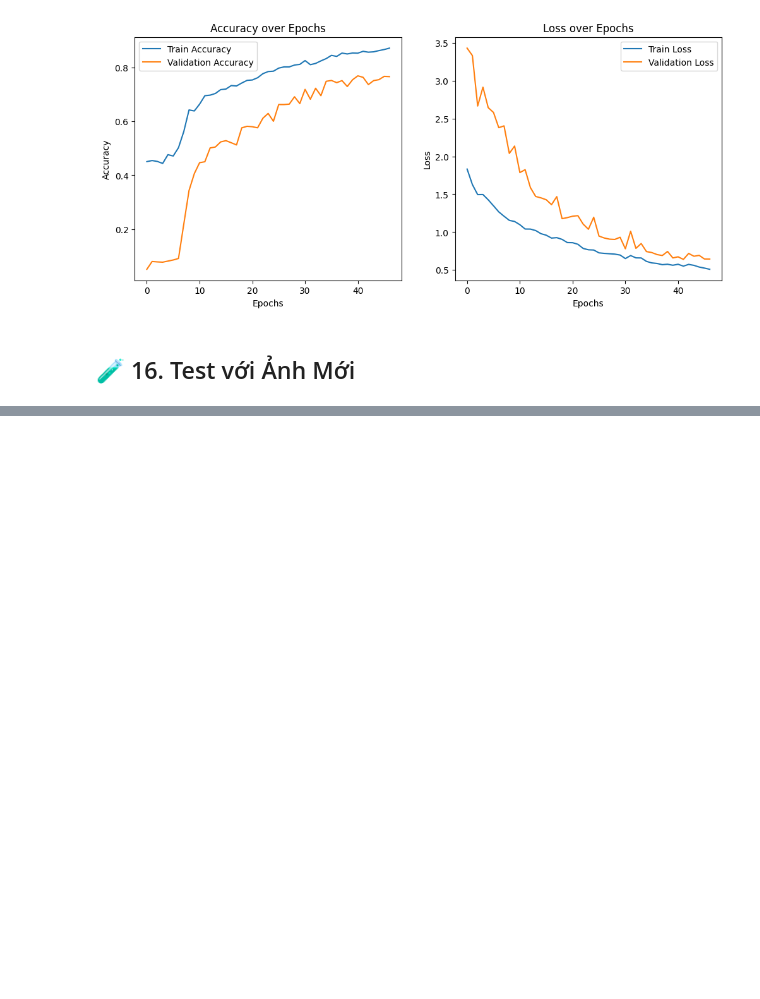
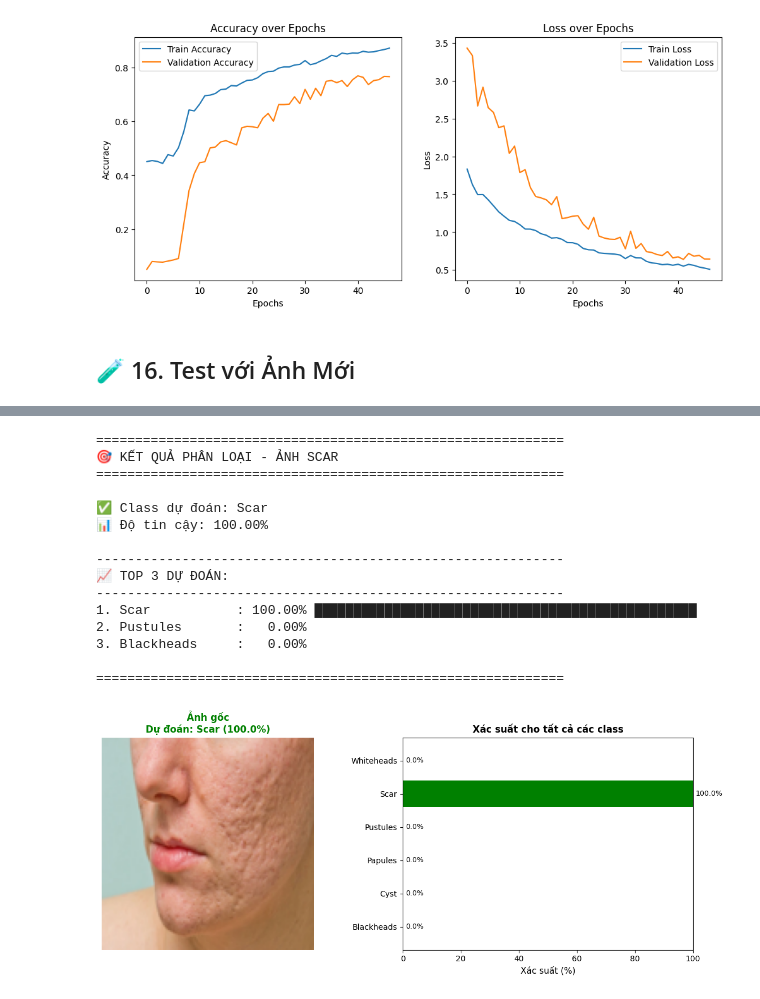
Before and after one commit to minhhuysgdev/CNN-ACNE-SCAR-FACE-decection, a Jupyter notebook: acne-classification-using-cnn.ipynb, the cells around one changed output, grey strips where cells are left out. Saved outputs shown, nothing was run; the diff lists cells and outputs as text; code cells hidden in the pictures; blank space fills up the shorter version.

```diff
--- a/acne-classification-using-cnn.ipynb
+++ b/acne-classification-using-cnn.ipynb
@@ -730,0 +731,76 @@ plt.show()
+# %%
+# Test với ảnh Scar
+image_path = "test/face_scar_tesst.png"
+
+# Load và preprocess ảnh
+img_array, original_img = load_and_preprocess_image(image_path)
+
+# Predict với model
+predictions = model.predict(img_array, verbose=0)
+
+# Lấy class có xác suất cao nhất
+predicted_class_idx = np.argmax(predictions[0])
+predicted_class_name = class_names[predicted_class_idx]
+confidence = predictions[0][predicted_class_idx] * 100
+
+# Lấy top 3 predictions
+top_3_indices = np.argsort(predictions[0])[-3:][::-1]
+top_3_classes = [class_names[i] for i in top_3_indices]
+top_3_confidences = [predictions[0][i] * 100 for i in top_3_indices]
+
+print("=" * 60)
+print("🎯 KẾT QUẢ PHÂN LOẠI - ẢNH SCAR")
+print("=" * 60)
+print(f"\n✅ Class dự đoán: {predicted_class_name}")
+print(f"📊 Độ tin cậy: {confidence:.2f}%")
+print("\n" + "-" * 60)
+print("📈 TOP 3 DỰ ĐOÁN:")
+print("-" * 60)
+for i, (cls, conf) in enumerate(zip(top_3_classes, top_3_confidences), 1):
+    bar_length = int(conf / 2)  # Scale bar để hiển thị
+    bar = "█" * bar_length
+    print(f"{i}. {cls:15s}: {conf:6.2f}% {bar}")
+
+print("\n" + "=" * 60)
+
+# Hiển thị ảnh với kết quả
+plt.figure(figsize=(12, 5))
+
+# Ảnh gốc
+plt.subplot(1, 2, 1)
+plt.imshow(original_img)
+plt.title(f"Ảnh gốc\nDự đoán: {predicted_class_name} ({confidence:.1f}%)",
+          fontsize=12, fontweight='bold', color='green' if confidence > 50 else 'orange')
+plt.axis('off')
+
+# Bar chart của predictions
+plt.subplot(1, 2, 2)
+colors = ['green' if i == predicted_class_idx else 'gray' for i in range(len(class_names))]
+bars = plt.barh(class_names, predictions[0] * 100, color=colors)
+plt.xlabel('Xác suất (%)', fontsize=11)
+plt.title('Xác suất cho tất cả các class', fontsize=12, fontweight='bold')
+plt.xlim(0, 100)
+
+# Thêm giá trị trên mỗi bar
+for i, (bar, prob) in enumerate(zip(bars, predictions[0] * 100)):
+    plt.text(prob + 1, i, f'{prob:.1f}%', va='center', fontsize=9)
+
+plt.tight_layout()
+plt.show()
+# %% [output]
+============================================================
+🎯 KẾT QUẢ PHÂN LOẠI - ẢNH SCAR
+============================================================
+
+✅ Class dự đoán: Scar
+📊 Độ tin cậy: 100.00%
+
+------------------------------------------------------------
+📈 TOP 3 DỰ ĐOÁN:
+------------------------------------------------------------
+1. Scar           : 100.00% █████████████████████████████████████████████████
+2. Pustules       :   0.00%
+3. Blackheads     :   0.00%
+
+============================================================
+[figure, added]
```
Also changed, not shown: parts of 1 cell of this notebook, 2 other files.
